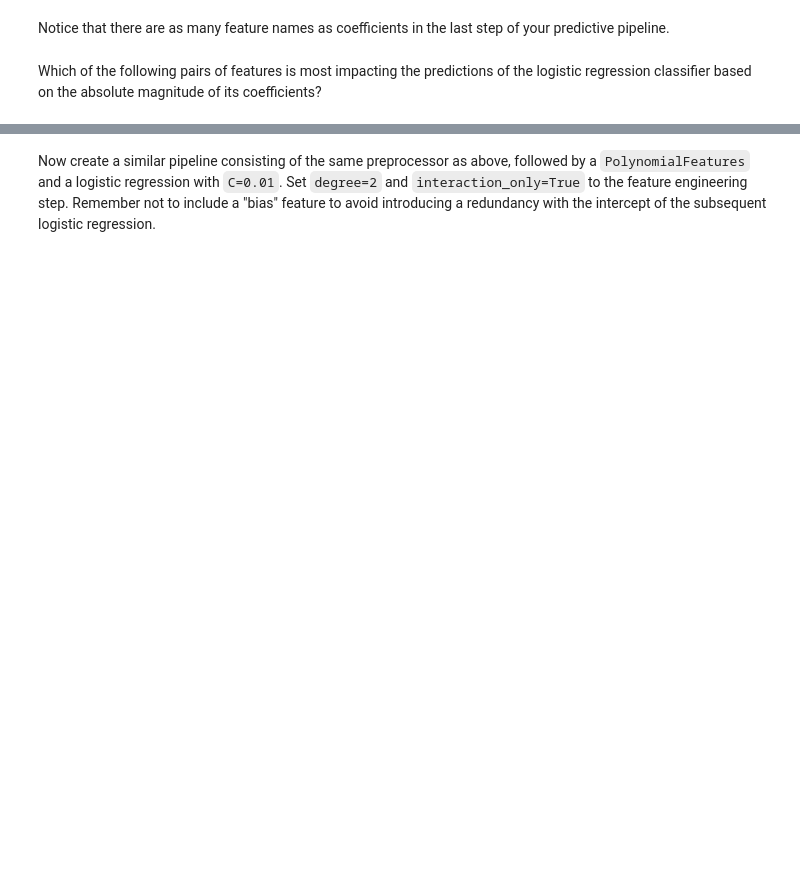
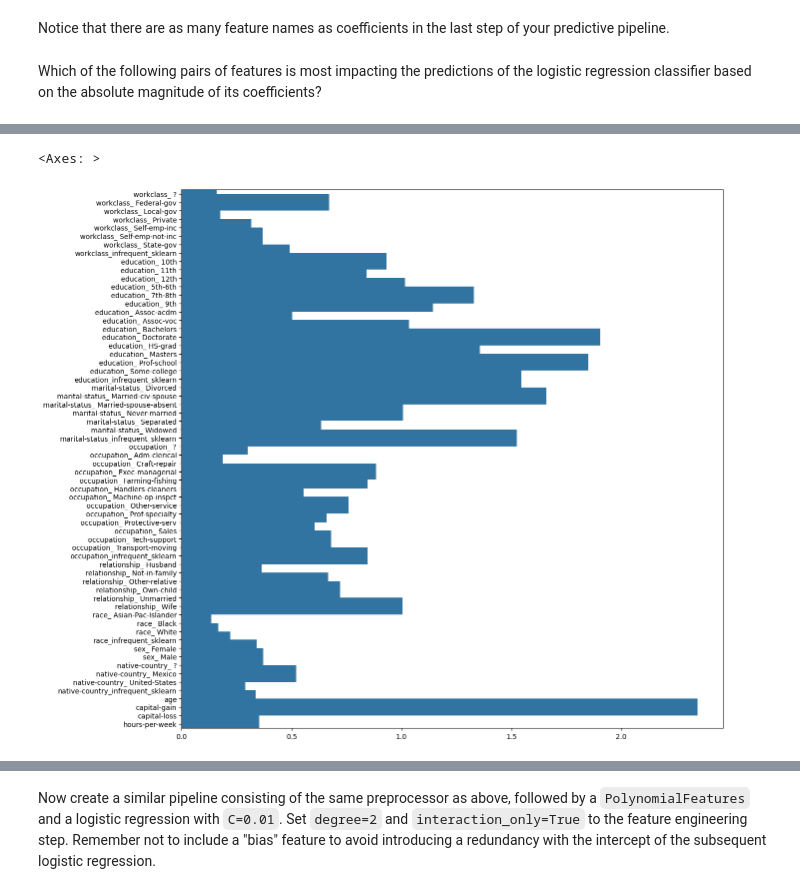
Before and after one commit to royaad/INRIA-ML-scikit-learn, a Jupyter notebook: Module 4/424_linear_models_ex_03.ipynb, the cells around one changed output, grey strips where cells are left out. Cells and saved outputs as stored; diff of their text form; code cells hidden in the pictures; blank space fills up the shorter version.

```diff
--- a/Module 4/424_linear_models_ex_03.ipynb
+++ b/Module 4/424_linear_models_ex_03.ipynb
@@ -80,0 +115,24 @@ above to evaluate this complex pipeline.
+# %%
+# Write your code here.
+from sklearn.preprocessing import OneHotEncoder
+from sklearn.compose import make_column_selector as selector
+from sklearn.compose import ColumnTransformer
+
+numerical_columns_selector = selector(dtype_exclude=object)
+categorical_columns_selector = selector(dtype_include=object)
+
+numerical_columns = numerical_columns_selector(data)
+categorical_columns = categorical_columns_selector(data)
+
+numerical_preprocessor = StandardScaler()
+categorical_preprocessor = OneHotEncoder(min_frequency=0.01, sparse_output=False, handle_unknown="ignore")
+
+preprocessor = ColumnTransformer(
+    [
+        ("one-hot-encoder", categorical_preprocessor, categorical_columns),
+        ("standard_scaler", numerical_preprocessor, numerical_columns),
+    ]
+)
+
+full_model = make_pipeline(preprocessor, LogisticRegression(max_iter=500))
+full_model
@@ -80,0 +156,2 @@ above to evaluate this complex pipeline.
+# %%
+preprocessor.set_output(transform="pandas").fit_transform(data.iloc[:5,:])
@@ -102,0 +216,8 @@ feature_names
+# %%
+# Write your code here.
+preprocessor.fit(data)
+feature_names = (
+    preprocessor.named_transformers_["one-hot-encoder"].get_feature_names_out(categorical_columns)
+    ).tolist()
+feature_names += numerical_columns
+feature_names
@@ -111,0 +249,2 @@ coefficients?
+# %%
+full_model.fit(data, target)
@@ -111,0 +284,7 @@ coefficients?
+# %%
+# Write your code here.
+plt.figure(figsize=(14,14))
+sns.barplot(x=abs(np.ravel(full_model[-1].coef_)), y=feature_names, width=2)
+# %% [output]
+<Axes: >
+[figure, added]
```
Also changed, not shown: parts of 27 cells of this notebook, 1 other file.
